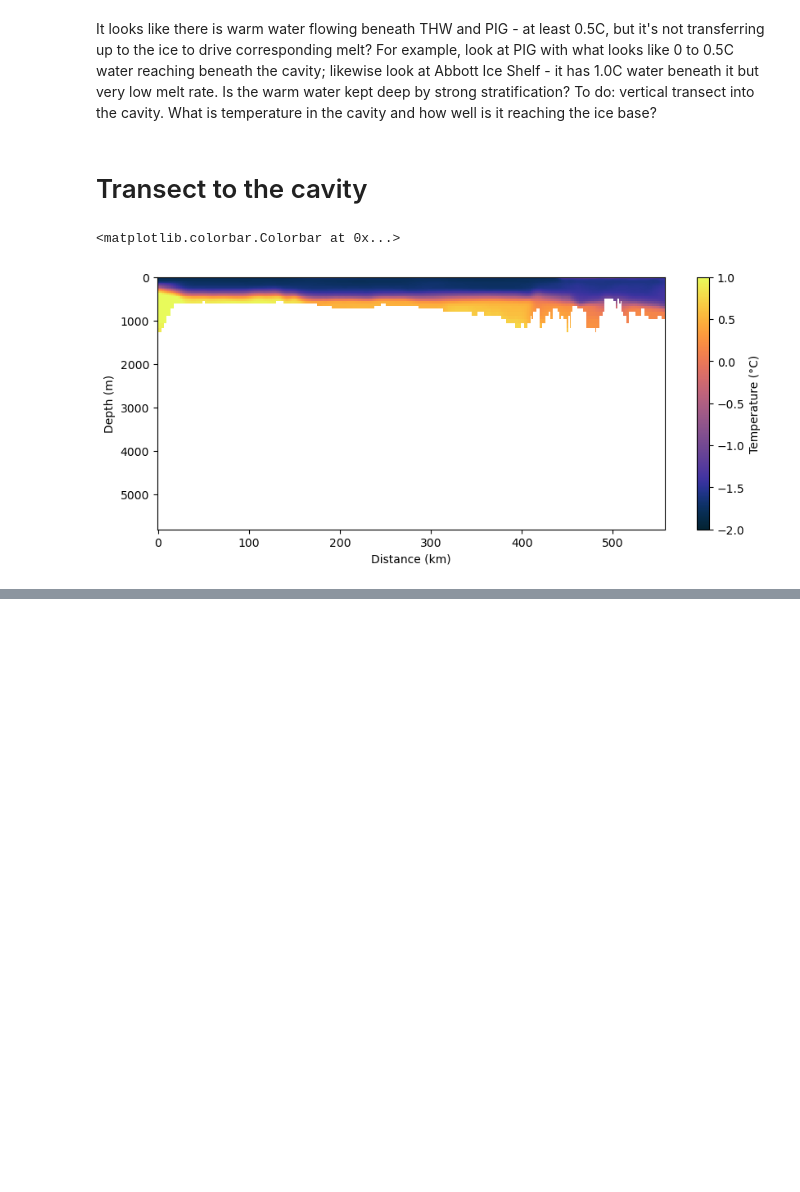
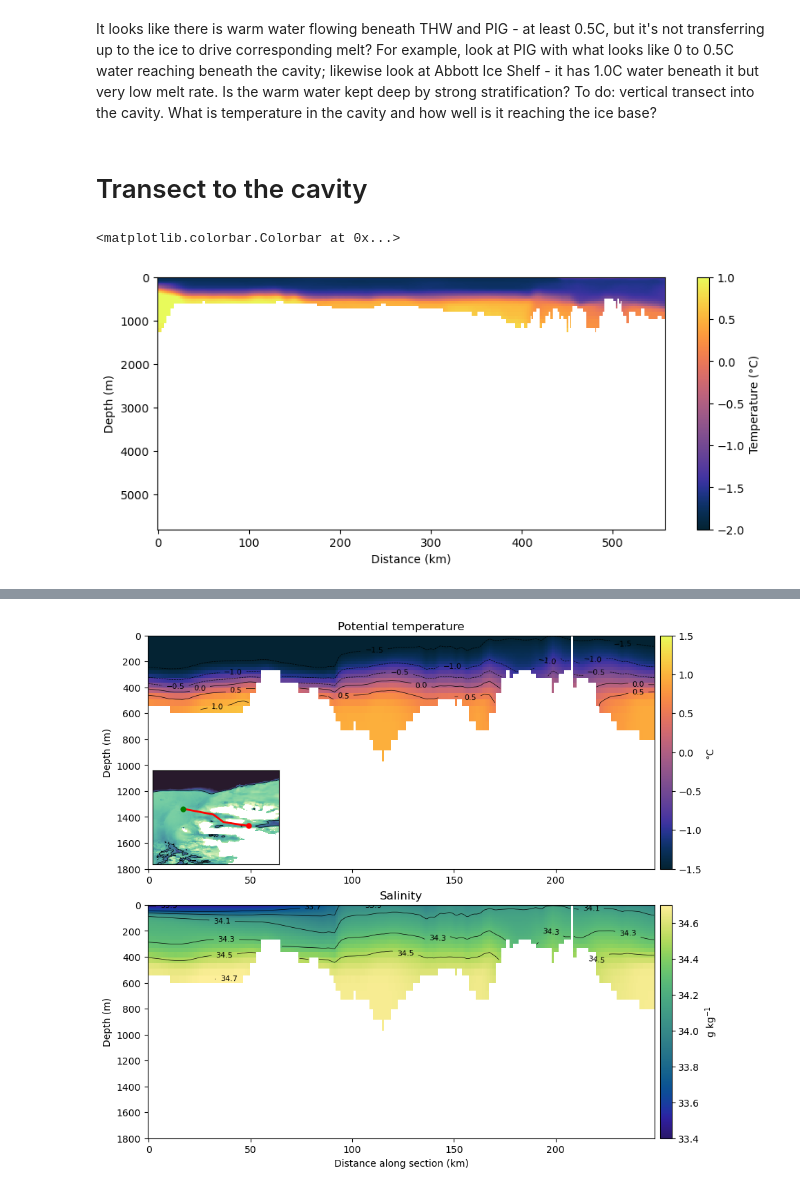
Before and after one commit to claireyung/mom6-panAn-iceshelf-tools, a Jupyter notebook: evaluation/local-melt-evaluation/local-melt-amundsen-eval.ipynb, the cells around one changed output, grey strips where cells are left out. Drawn from its saved outputs; the diff is of its cells as text; code cells hidden in the pictures; blank space fills up the shorter version.

```diff
--- a/evaluation/local-melt-evaluation/local-melt-amundsen-eval.ipynb
+++ b/evaluation/local-melt-evaluation/local-melt-amundsen-eval.ipynb
@@ -429,0 +450,74 @@ plt.show()
+# %%
+
+xx=[-105,-102,-101,-98.5]
+yy=[-72,-72.3,-72.7,-72.9]
+
+fig = plt.figure(figsize=(9,8), constrained_layout=True)
+gs = gridspec.GridSpec(2,1,figure=fig)
+
+temp_sec, lon, lat, dist = mom6_section(temp.mean("time"), xx, yy)
+salt_sec, lon, lat, dist = mom6_section(salt.mean("time"), xx, yy)
+
+# Temperature
+ax = fig.add_subplot(gs[0])
+
+im = ax.pcolormesh(dist/1000, temp_sec.z_l, temp_sec.values.T.T,
+                   shading="auto", cmap=cmocean.cm.thermal,
+                   vmin=-1.5, vmax=1.5)
+
+co = ax.contour(dist/1000, temp_sec.z_l, temp_sec.values.T.T,
+                levels=[-1.5,-1,-0.5,0,0.5,1],
+                colors='k', linewidths=0.5)
+
+ax.clabel(co, fontsize=8)
+ax.invert_yaxis()
+ax.set_ylim(1800,0)
+ax.set_ylabel("Depth (m)")
+ax.set_title("Potential temperature")
+plt.colorbar(im, ax=ax, pad=0.01, label="°C")
+
+# Inset map
+axins = inset_axes(ax, width="25%", height="40%", loc="lower left")
+
+deptho.plot(ax=axins, cmap='cmo.deep', add_colorbar=False, vmin=0, vmax=2000)
+axins.contour(deptho.xh, deptho.yh, deptho,
+              levels=[1000], colors='k', linewidths=0.5)
+
+axins.plot(xx, yy, '-r', lw=2)
+axins.plot(xx[0], yy[0], 'go', ms=5)
+axins.plot(xx[-1], yy[-1], 'ro', ms=5)
+
+# for i, (x, y) in enumerate(zip(xx, yy)):
+#     axins.text(x, y, str(i+1), fontsize=8, ha='center', va='bottom')
+
+axins.set_xlim(min(xx)-3, max(xx)+3)
+axins.set_ylim(min(yy)-2, max(yy)+2)
+axins.set_xlabel("")
+axins.set_ylabel("")
+axins.set_xticks([])
+axins.set_yticks([])
+# axins.set_title("Transect", fontsize=9)
+
+
+# Salinity
+ax = fig.add_subplot(gs[1])
+
+im = ax.pcolormesh(dist/1000, salt_sec.z_l, salt_sec.values.T.T,
+                   shading="auto", cmap=cmocean.cm.haline,
+                   vmin=33.4, vmax=34.7)
+
+co = ax.contour(dist/1000, salt_sec.z_l, salt_sec.values.T.T,
+                levels=np.arange(33.5,34.8,0.2),
+                colors='k', linewidths=0.5)
+
+ax.clabel(co, fontsize=8)
+ax.invert_yaxis()
+ax.set_ylim(1800,0)
+ax.set_xlabel("Distance along section (km)")
+ax.set_ylabel("Depth (m)")
+ax.set_title("Salinity")
+plt.colorbar(im, ax=ax, pad=0.01, label="g kg$^{-1}$")
+
+plt.show()
+# %% [output]
+[figure, added]
```
Also changed, not shown: parts of 5 cells of this notebook.
